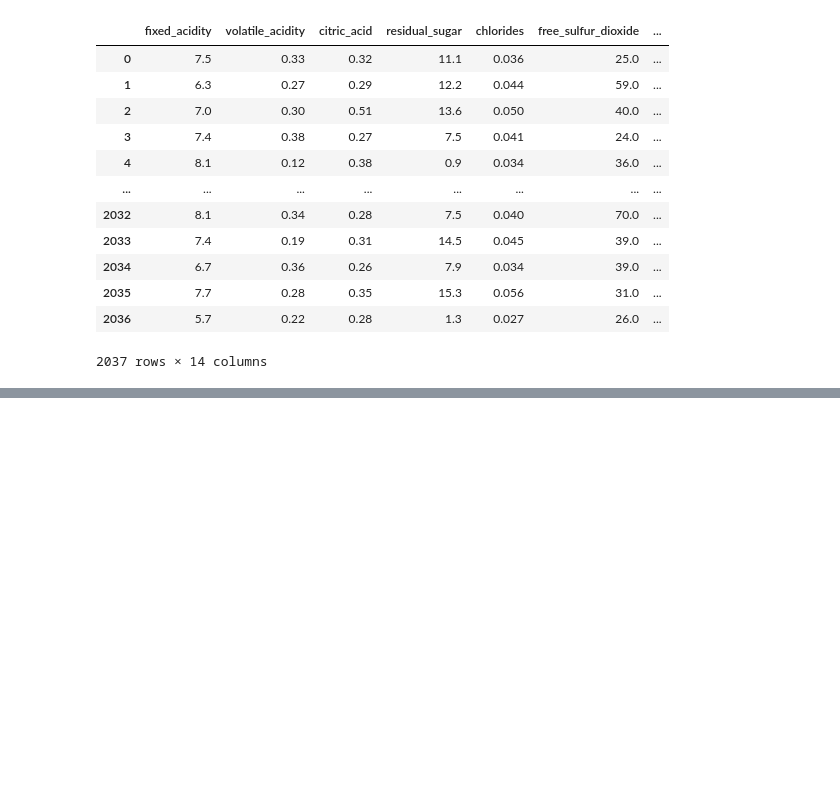
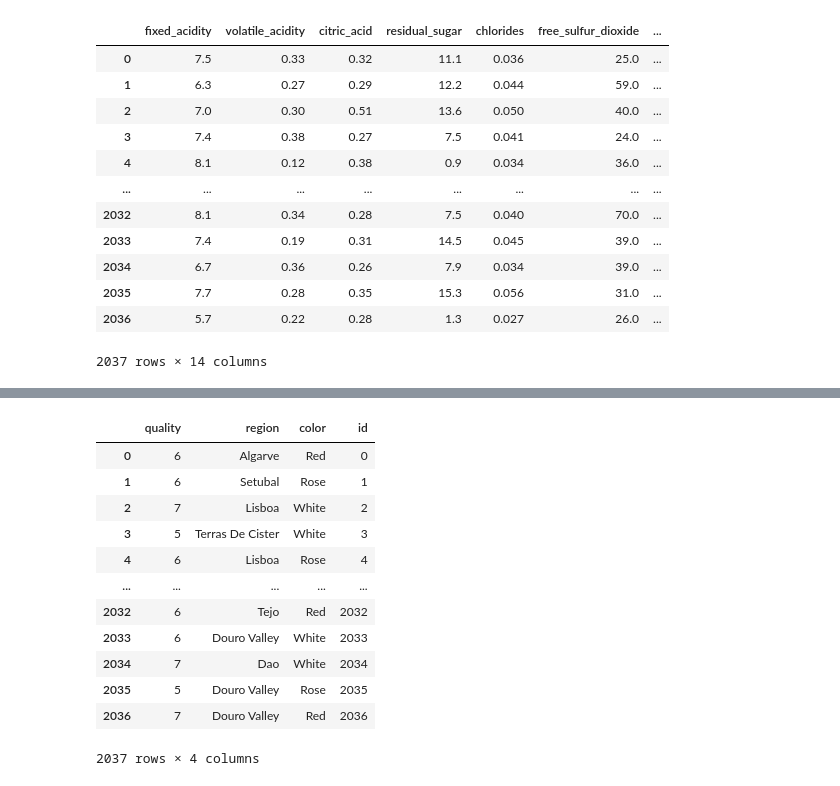
Before and after one commit to MMosquito/Four_WINE-Os, a Jupyter notebook: Wine_data_wRegion.ipynb, the cells around one changed output, grey strips where cells are left out. Drawn from its saved outputs; the diff is of its cells as text; code cells hidden in the pictures; blank space fills up the shorter version.

```diff
--- a/Wine_data_wRegion.ipynb
+++ b/Wine_data_wRegion.ipynb
@@ -68,0 +120,17 @@ wine_df
+# %%
+wine_region_quality_df = wine_df[['quality','region','color','id']]
+wine_region_quality_df
+# %% [output]
+|  | quality | region | color | id |
+| 0 | 6 | Algarve | Red | 0 |
+| 1 | 6 | Setubal | Rose | 1 |
+| 2 | 7 | Lisboa | White | 2 |
+| 3 | 5 | Terras De Cister | White | 3 |
+| 4 | 6 | Lisboa | Rose | 4 |
+| ... | ... | ... | ... | ... |
+| 2032 | 6 | Tejo | Red | 2032 |
+| 2033 | 6 | Douro Valley | White | 2033 |
+| 2034 | 7 | Dao | White | 2034 |
+| 2035 | 5 | Douro Valley | Rose | 2035 |
+| 2036 | 7 | Douro Valley | Red | 2036 |
+2037 rows × 4 columns
```
Also changed, not shown: parts of 10 cells of this notebook.
